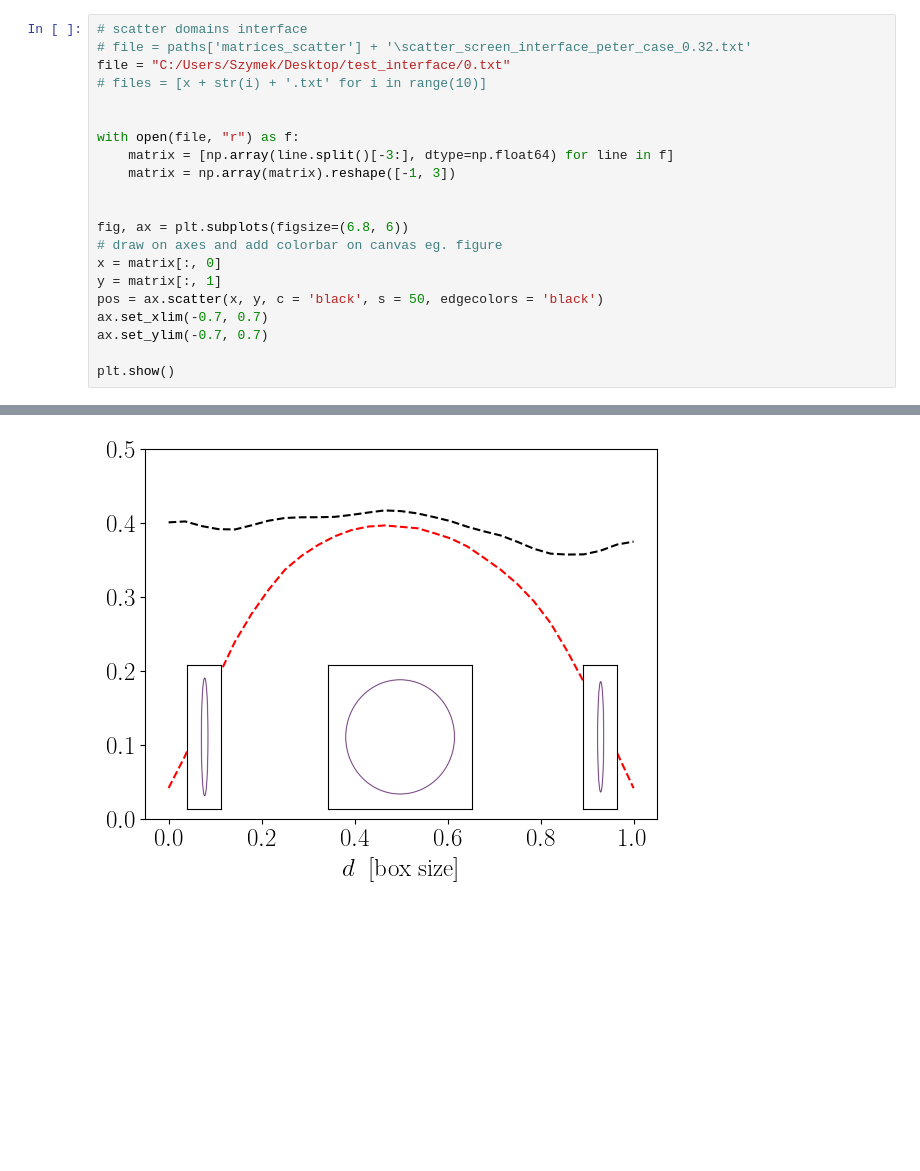
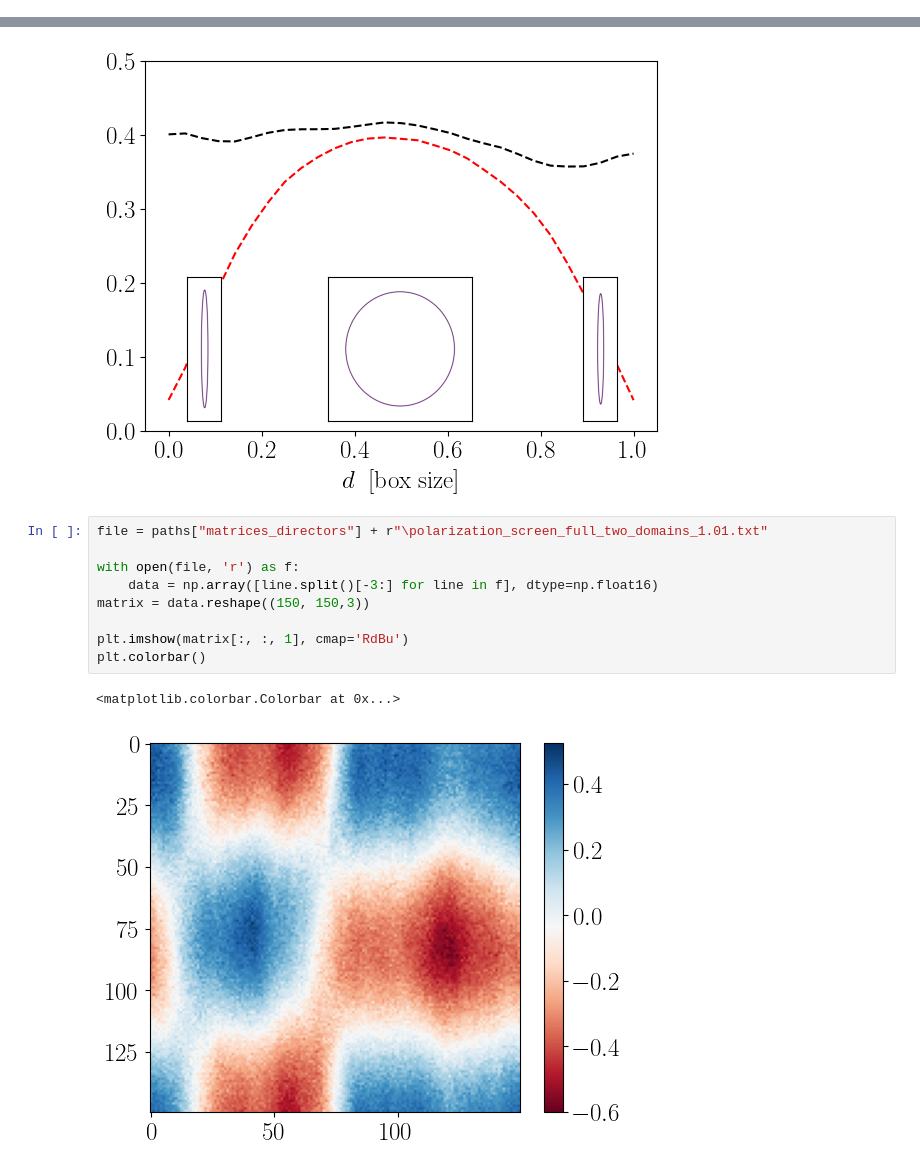
Before and after one commit to smdrzazga/LAMMPS, a Jupyter notebook: plot_printer.ipynb, the cells around one changed output, grey strips where cells are left out. Saved outputs shown, nothing was run; the diff lists cells and outputs as text; blank space fills up the shorter version.

```diff
--- a/plot_printer.ipynb
+++ b/plot_printer.ipynb
@@ -186,24 +186,3 @@ plt.show()
 # plt.savefig(target, dpi=300)
 # %% [output]
 [figure]
-# %%
-# scatter domains interface
-# file = paths['matrices_scatter'] + '\scatter_screen_interface_peter_case_0.32.txt'
-file = "C:/Users/Szymek/Desktop/test_interface/0.txt"
-# files = [x + str(i) + '.txt' for i in range(10)]
-
-
-with open(file, "r") as f:
-    matrix = [np.array(line.split()[-3:], dtype=np.float64) for line in f]
-    matrix = np.array(matrix).reshape([-1, 3])
-
-
-fig, ax = plt.subplots(figsize=(6.8, 6))
-# draw on axes and add colorbar on canvas eg. figure
-x = matrix[:, 0]
-y = matrix[:, 1]
-pos = ax.scatter(x, y, c = 'black', s = 50, edgecolors = 'black')
-ax.set_xlim(-0.7, 0.7)
-ax.set_ylim(-0.7, 0.7)
-
-plt.show()
@@ -609,3 +527,15 @@ pFig = addEllipsisSubplot(pFig, "ellipses/ellipsis_example_right_0.32.png", [0.6
 # pFig.savefig("ellipses/directors.png", dpi=300, bbox_inches='tight')
 # %% [output]
 [figure]
+# %%
+file = paths["matrices_directors"] + r"\polarization_screen_full_two_domains_1.01.txt"
+
+with open(file, 'r') as f:
+    data = np.array([line.split()[-3:] for line in f], dtype=np.float16)
+matrix = data.reshape((150, 150,3))
+
+plt.imshow(matrix[:, :, 1], cmap='RdBu')
+plt.colorbar()
+# %% [output]
+<matplotlib.colorbar.Colorbar at 0x...>
+[figure, added]
```
Also changed, not shown: parts of 10 cells of this notebook, 5 other files.
